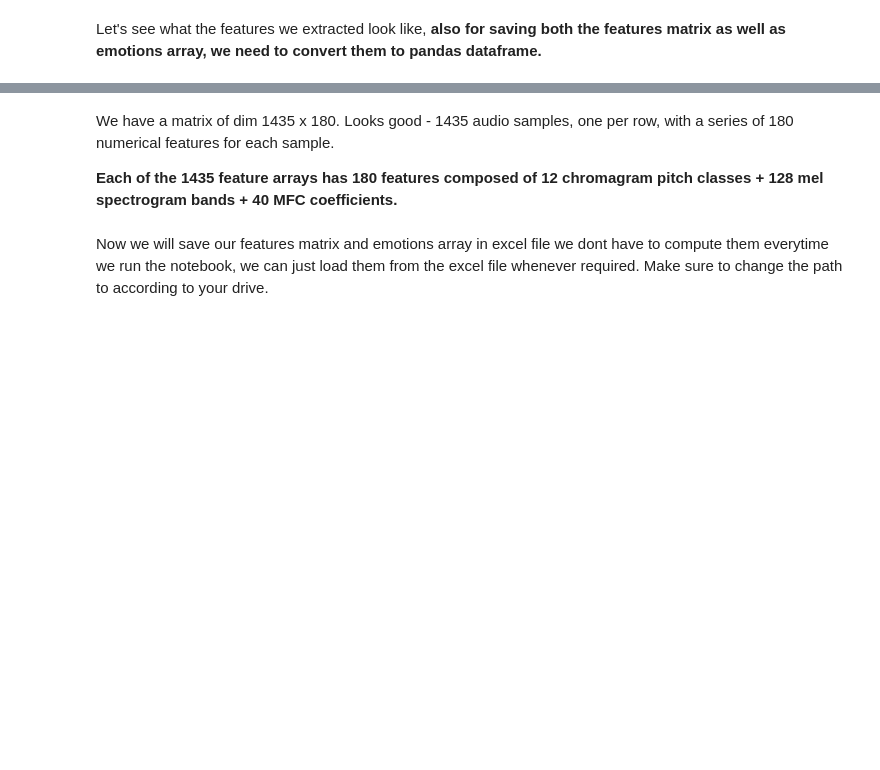
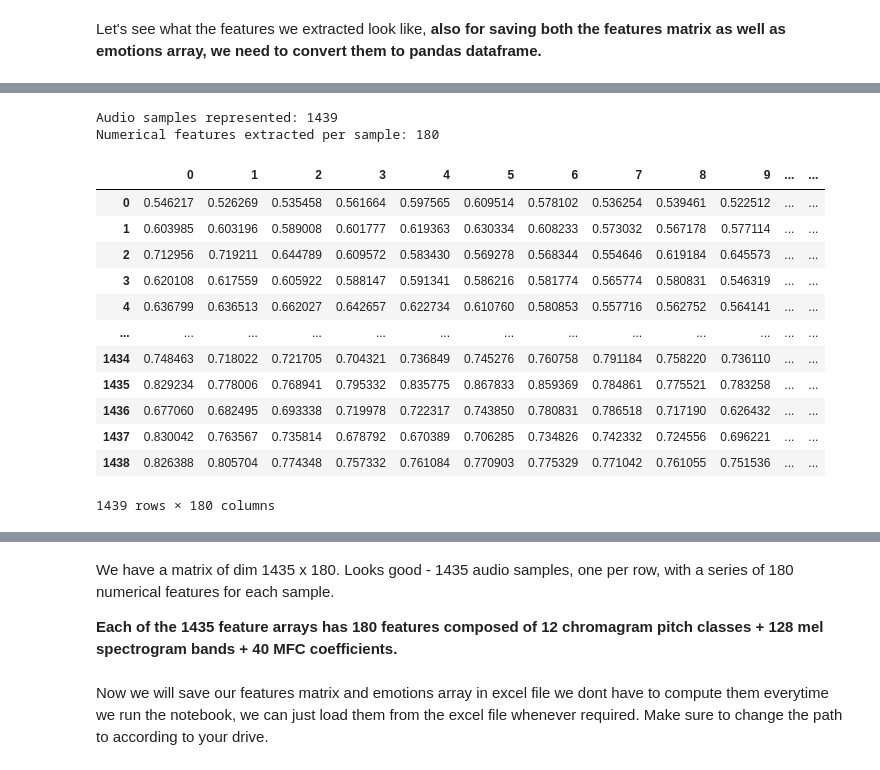
Before and after one commit to kaaz10/IAT360_Assignment3, a Jupyter notebook: Week_3_MachineLearning.ipynb, the cells around one changed output, grey strips where cells are left out. Drawn from its saved outputs; the diff is of its cells as text; code cells hidden in the pictures; blank space fills up the shorter version.

```diff
--- a/Week_3_MachineLearning.ipynb
+++ b/Week_3_MachineLearning.ipynb
@@ -193,0 +213,2 @@ features, emotions = load_data()
+# %%
+features, emotions = load_data()
@@ -193,0 +217,20 @@ features, emotions = load_data()
+# %%
+#combined data
+import os, glob
+
+def load_data():
+    X,y=[],[]
+    count = 0
+    for file in glob.glob("/content/Audio Data/*/*.wav"):
+        file_name=os.path.basename(file)
+        emotion=emotions_dict[file_name.split("-")[2]]
+        features = get_features(file)
+        X.append(features)
+        y.append(emotion)
+        count += 1
+        # '\r' + end='' results in printing over same line
+        print('\r' + f' Processed {count}/{1440} audio samples',end=' ')
+    # Return arrays to plug into sklearn's cross-validation algorithms
+    return np.array(X), np.array(y)
+# %%
+features, emotions = load_data()
@@ -196,3 +272,29 @@ Let's see what the features we extracted look like, **also for saving both the f
+# %%
+print(f'\nAudio samples represented: {features.shape[0]}')
+print(f'Numerical features extracted per sample: {features.shape[1]}')
+features_df = pd.DataFrame(features) # make it pretty for display
+
+
+#making dataframe for emotions as well
+emotions_df = pd.DataFrame(emotions) # make it pretty for display
+
+features_df
+# %% [output]
+Audio samples represented: 1439
+Numerical features extracted per sample: 180
+|  | 0 | 1 | 2 | 3 | 4 | 5 | 6 | 7 | 8 | 9 | ... | ... |
+| 0 | 0.546217 | 0.526269 | 0.535458 | 0.561664 | 0.597565 | 0.609514 | 0.578102 | 0.536254 | 0.539461 | 0.522512 | ... | ... |
+| 1 | 0.603985 | 0.603196 | 0.589008 | 0.601777 | 0.619363 | 0.630334 | 0.608233 | 0.573032 | 0.567178 | 0.577114 | ... | ... |
+| 2 | 0.712956 | 0.719211 | 0.644789 | 0.609572 | 0.583430 | 0.569278 | 0.568344 | 0.554646 | 0.619184 | 0.645573 | ... | ... |
+| 3 | 0.620108 | 0.617559 | 0.605922 | 0.588147 | 0.591341 | 0.586216 | 0.581774 | 0.565774 | 0.580831 | 0.546319 | ... | ... |
+| 4 | 0.636799 | 0.636513 | 0.662027 | 0.642657 | 0.622734 | 0.610760 | 0.580853 | 0.557716 | 0.562752 | 0.564141 | ... | ... |
+| ... | ... | ... | ... | ... | ... | ... | ... | ... | ... | ... | ... | ... |
+| 1434 | 0.748463 | 0.718022 | 0.721705 | 0.704321 | 0.736849 | 0.745276 | 0.760758 | 0.791184 | 0.758220 | 0.736110 | ... | ... |
+| 1435 | 0.829234 | 0.778006 | 0.768941 | 0.795332 | 0.835775 | 0.867833 | 0.859369 | 0.784861 | 0.775521 | 0.783258 | ... | ... |
+| 1436 | 0.677060 | 0.682495 | 0.693338 | 0.719978 | 0.722317 | 0.743850 | 0.780831 | 0.786518 | 0.717190 | 0.626432 | ... | ... |
+| 1437 | 0.830042 | 0.763567 | 0.735814 | 0.678792 | 0.670389 | 0.706285 | 0.734826 | 0.742332 | 0.724556 | 0.696221 | ... | ... |
+| 1438 | 0.826388 | 0.805704 | 0.774348 | 0.757332 | 0.761084 | 0.770903 | 0.775329 | 0.771042 | 0.761055 | 0.751536 | ... | ... |
+1439 rows × 180 columns
 # %%
 print(f'\nAudio samples represented: {features.shape[0]}')
 print(f'Numerical features extracted per sample: {features.shape[1]}')
```
Also changed, not shown: parts of 20 cells of this notebook.
